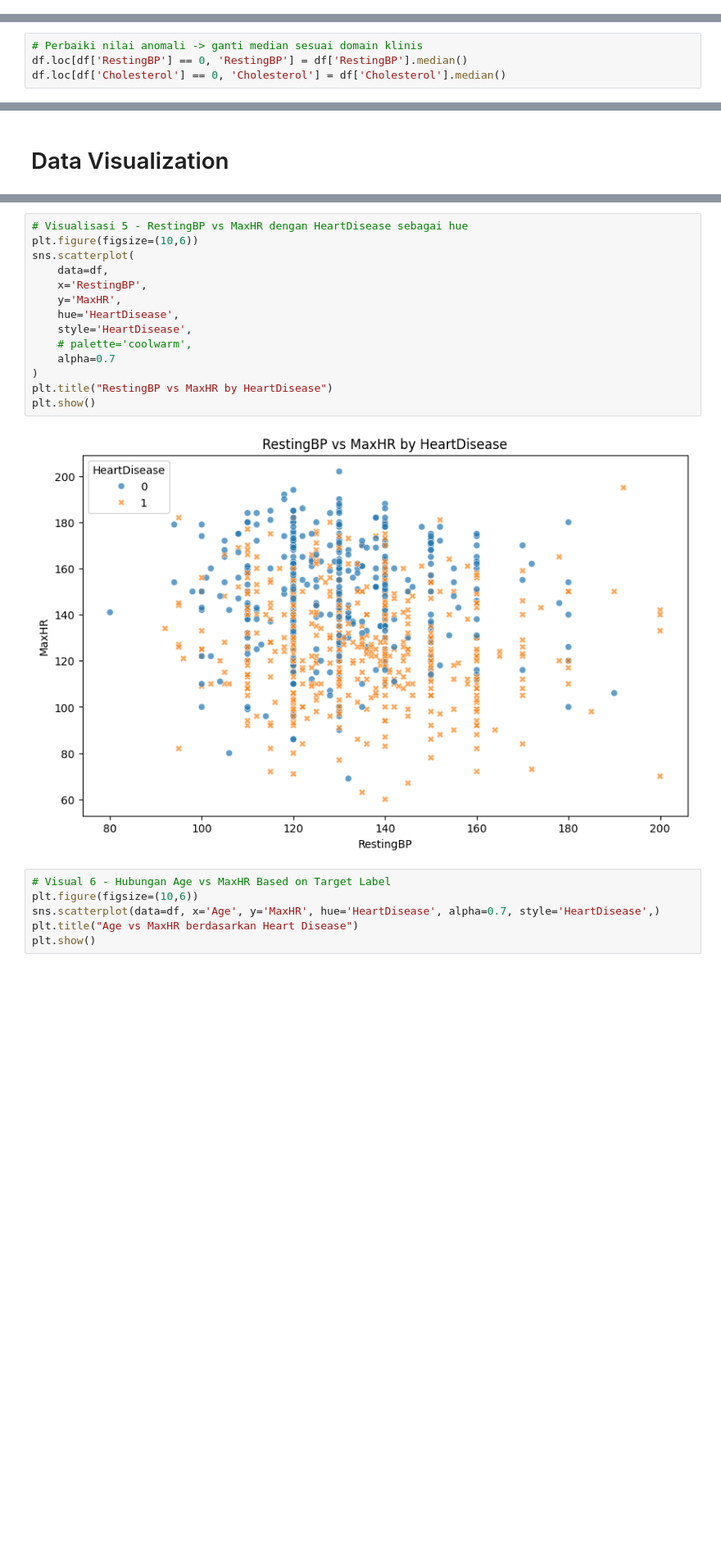
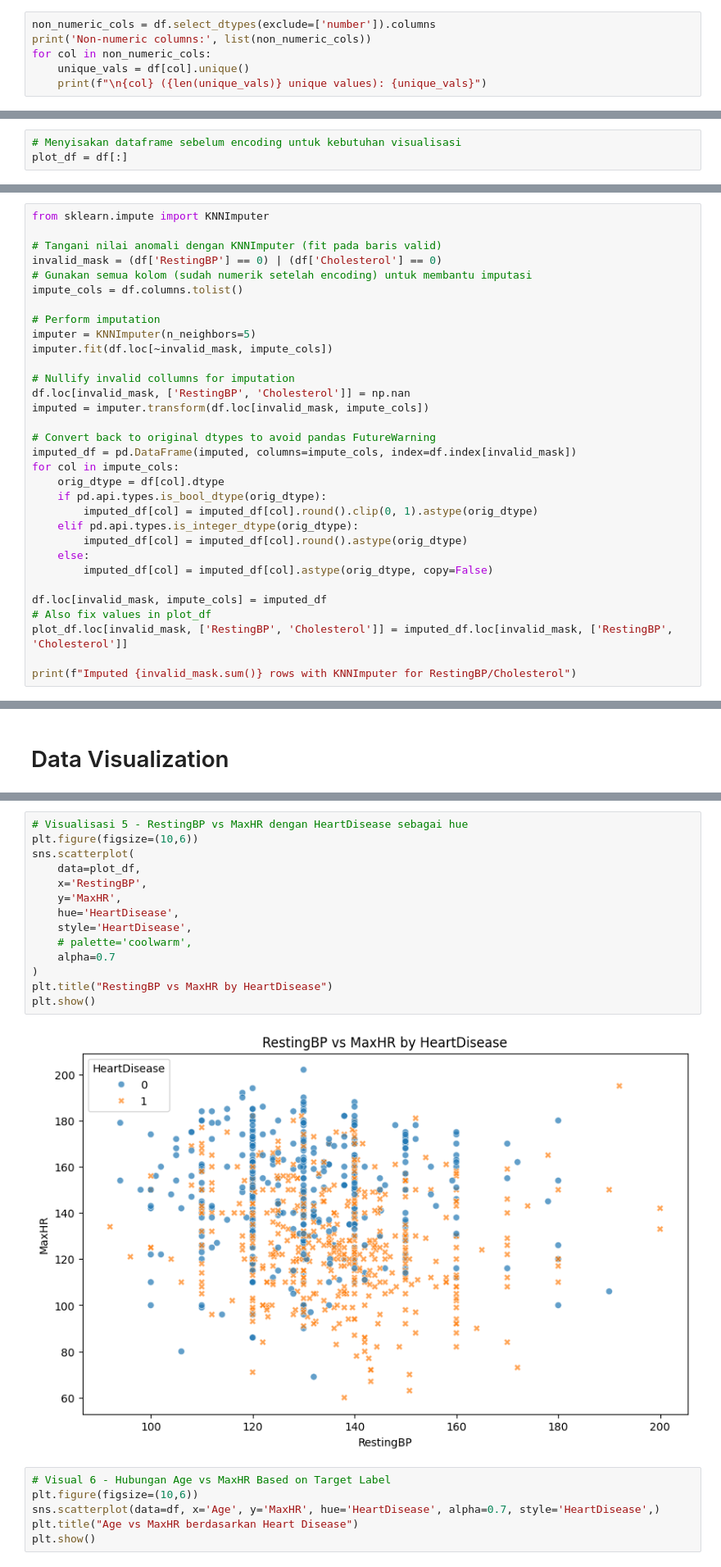
Before and after one commit to versa-syahptr/tubesPDA, a Jupyter notebook: main.ipynb, the cells around one changed output, grey strips where cells are left out. Shown at 82% size. Saved outputs shown, nothing was run; the diff lists cells and outputs as text; blank space fills up the shorter version.

Commit message:
changed invalid value to use imputation

```diff
--- a/main.ipynb
+++ b/main.ipynb
@@ -83,0 +62,6 @@ Jumlah Duplikasi: 0
+# %%
+non_numeric_cols = df.select_dtypes(exclude=['number']).columns
+print('Non-numeric columns:', list(non_numeric_cols))
+for col in non_numeric_cols:
+    unique_vals = df[col].unique()
+    print(f"\n{col} ({len(unique_vals)} unique values): {unique_vals}")
@@ -83,0 +110,3 @@ Jumlah Duplikasi: 0
+# %%
+# Menyisakan dataframe sebelum encoding untuk kebutuhan visualisasi
+plot_df = df[:]
@@ -91,6 +139,34 @@ print("Cholesterol == 0 :", df[df['Cholesterol'] == 0].shape[0])
 RestingBP == 0 : 1
 Cholesterol == 0 : 172
 # %%
-# Perbaiki nilai anomali -> ganti median sesuai domain klinis
-df.loc[df['RestingBP'] == 0, 'RestingBP'] = df['RestingBP'].median()
-df.loc[df['Cholesterol'] == 0, 'Cholesterol'] = df['Cholesterol'].median()
+from sklearn.impute import KNNImputer
+
+# Tangani nilai anomali dengan KNNImputer (fit pada baris valid)
+invalid_mask = (df['RestingBP'] == 0) | (df['Cholesterol'] == 0)
+# Gunakan semua kolom (sudah numerik setelah encoding) untuk membantu imputasi
+impute_cols = df.columns.tolist()
+
+# Perform imputation
+imputer = KNNImputer(n_neighbors=5)
+imputer.fit(df.loc[~invalid_mask, impute_cols])
+
+# Nullify invalid collumns for imputation
+df.loc[invalid_mask, ['RestingBP', 'Cholesterol']] = np.nan
+imputed = imputer.transform(df.loc[invalid_mask, impute_cols])
+
+# Convert back to original dtypes to avoid pandas FutureWarning
+imputed_df = pd.DataFrame(imputed, columns=impute_cols, index=df.index[invalid_mask])
+for col in impute_cols:
+    orig_dtype = df[col].dtype
+    if pd.api.types.is_bool_dtype(orig_dtype):
+        imputed_df[col] = imputed_df[col].round().clip(0, 1).astype(orig_dtype)
+    elif pd.api.types.is_integer_dtype(orig_dtype):
+        imputed_df[col] = imputed_df[col].round().astype(orig_dtype)
+    else:
+        imputed_df[col] = imputed_df[col].astype(orig_dtype, copy=False)
+
+df.loc[invalid_mask, impute_cols] = imputed_df
+# Also fix values in plot_df
+plot_df.loc[invalid_mask, ['RestingBP', 'Cholesterol']] = imputed_df.loc[invalid_mask, ['RestingBP', 'Cholesterol']]
+
+print(f"Imputed {invalid_mask.sum()} rows with KNNImputer for RestingBP/Cholesterol")
@@ -164,19 +261,19 @@ plt.show()
 # %%
 # Visualisasi 5 - RestingBP vs MaxHR dengan HeartDisease sebagai hue
 plt.figure(figsize=(10,6))
 sns.scatterplot(
-    data=df,
+    data=plot_df,
     x='RestingBP',
     y='MaxHR',
     hue='HeartDisease',
     style='HeartDisease',
     # palette='coolwarm',
     alpha=0.7
 )
 plt.title("RestingBP vs MaxHR by HeartDisease")
 plt.show()
 # %% [output]
-[figure, old version]
+[figure, new version]
 # %%
 # Visual 6 - Hubungan Age vs MaxHR Based on Target Label
 plt.figure(figsize=(10,6))
```
Also changed, not shown: parts of 37 cells of this notebook.
